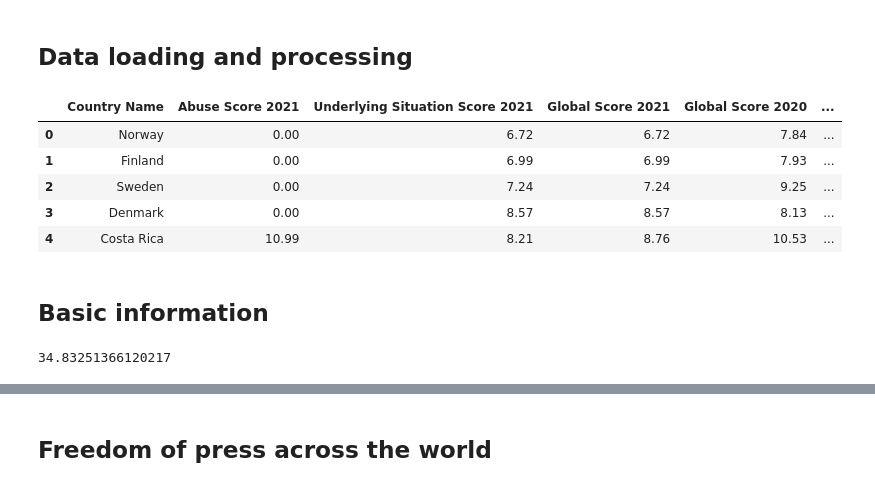
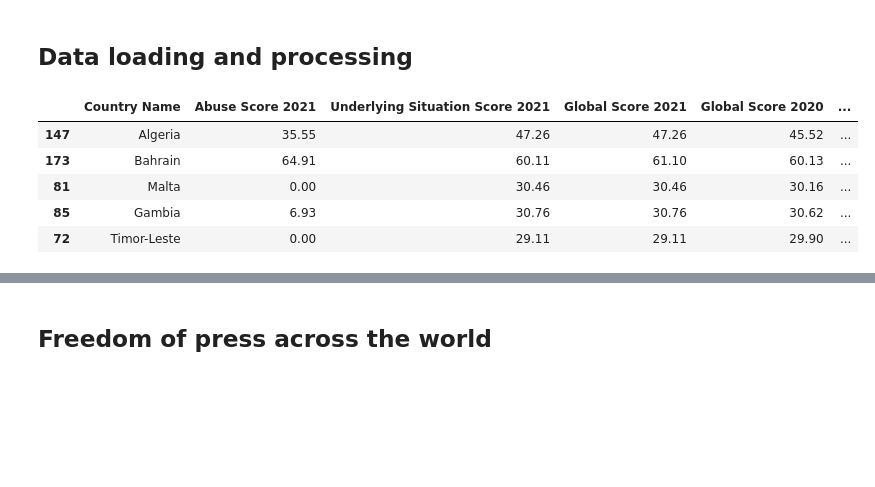
Before and after one commit to ZasadnyJan/Freedom_of_press, a Jupyter notebook: Main_notebook.ipynb, the cells around one changed output, grey strips where cells are left out. Drawn from its saved outputs; the diff is of its cells as text; code cells hidden in the pictures; blank space fills up the shorter version.

```diff
--- a/Main_notebook.ipynb
+++ b/Main_notebook.ipynb
@@ -174,43 +174,40 @@ press_clean['alpha_3'] = press_clean['Country Name'].apply(
     lambda x: add_alpha_3(x))
 
 # Niger gets the wrong code, need to fix it
 press_clean.loc[press_clean['Country Name'] == 'Niger', 'alpha_2'] = 'NE'
 press_clean.loc[press_clean['Country Name'] == 'Niger', 'alpha_3'] = 'NER'
 
 # Combine dataframes
 continents = continents.rename(columns={'Two_Letter_Country_Code': 'alpha_2'})
 continents = continents[['Continent_Name', 'alpha_2']]
 continents.head()
 
 combined_no_continents = pd.merge(
     press_clean, reign_latest, how="left", on=["alpha_2", "alpha_3"])
 
 # Add continents
 combined = pd.merge(combined_no_continents, continents,
                     how="left", on=["alpha_2"])
 
 # namibia is for some reason not present in the continents data frame
 combined.loc[combined['country'] == 'Namibia', 'Continent_Name'] = 'Africa'
 
 # Some continent changes to be consistent with my map geojsons
 combined.loc[combined['country'] == 'Samoa', 'Continent_Name'] = 'Asia'
 combined.loc[combined['country'] == 'Tonga', 'Continent_Name'] = 'Asia'
 
 # Add Change column
 combined['Change'] = combined.apply(
     lambda x: x['Global Score 2021']-x['Global Score 2019'], axis=1)
-combined.head()
+
+#Drop unnecessary columns
+combined = combined.drop(columns=['country','year','ccode'])
+
+combined.sample(5)
 # %% [output]
 |  | Country Name | Abuse Score 2021 | Underlying Situation Score 2021 | Global Score 2021 | Global Score 2020 | ... |
-| 0 | Norway | 0.00 | 6.72 | 6.72 | 7.84 | ... |
-| 1 | Finland | 0.00 | 6.99 | 6.99 | 7.93 | ... |
-| 2 | Sweden | 0.00 | 7.24 | 7.24 | 9.25 | ... |
-| 3 | Denmark | 0.00 | 8.57 | 8.57 | 8.13 | ... |
-| 4 | Costa Rica | 10.99 | 8.21 | 8.76 | 10.53 | ... |
+| 147 | Algeria | 35.55 | 47.26 | 47.26 | 45.52 | ... |
+| 173 | Bahrain | 64.91 | 60.11 | 61.10 | 60.13 | ... |
+| 81 | Malta | 0.00 | 30.46 | 30.46 | 30.16 | ... |
+| 85 | Gambia | 6.93 | 30.76 | 30.76 | 30.62 | ... |
+| 72 | Timor-Leste | 0.00 | 29.11 | 29.11 | 29.90 | ... |
-# %% [markdown]
-## Basic information
-# %%
-## avg. index
-print(press_clean['Global Score 2021'].mean())
-# %% [output]
-34.83251366120217
```
Also changed, not shown: parts of 20 cells of this notebook.
